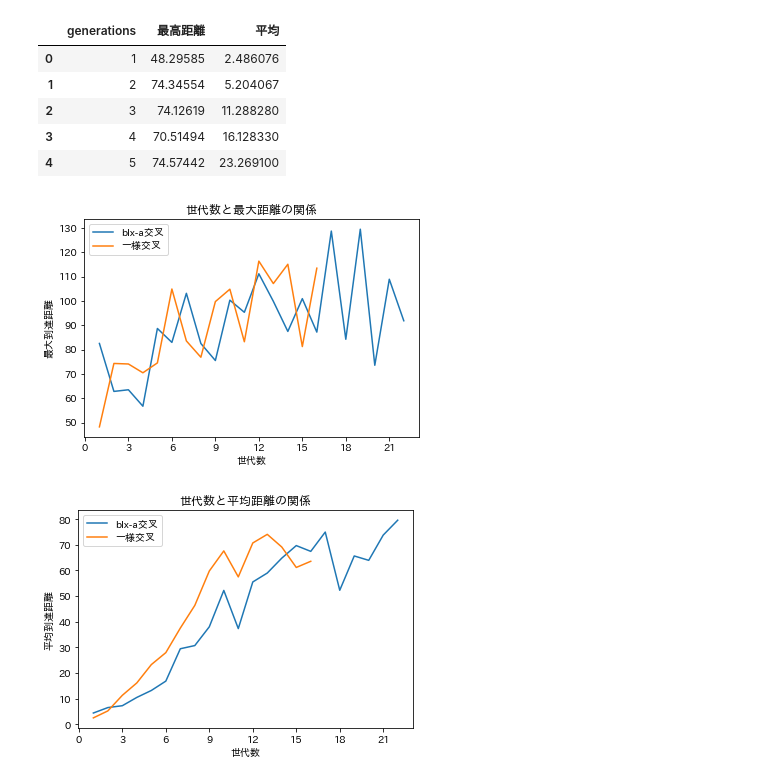
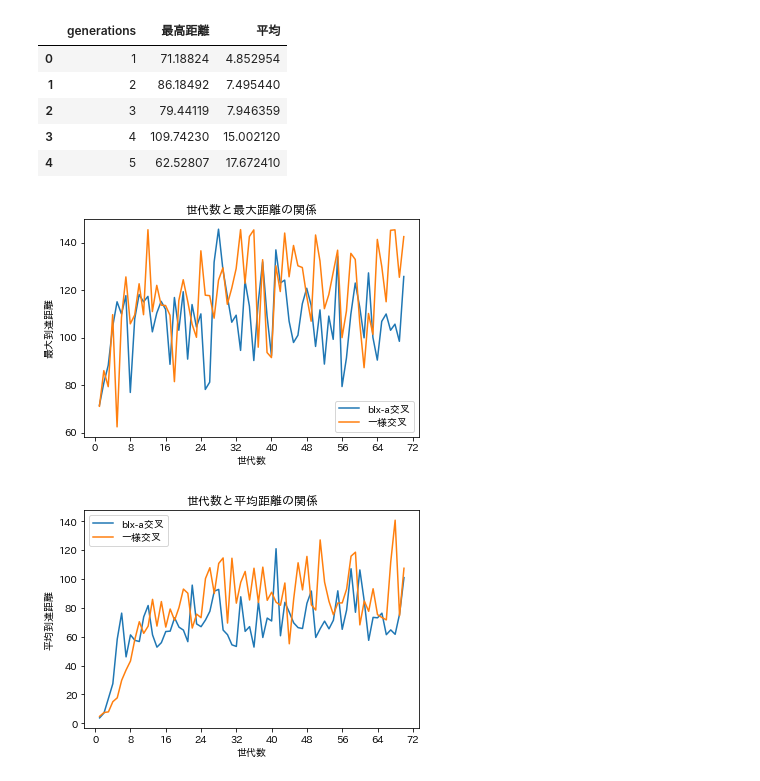
Before and after one commit to takutoooooooo/car-evolve.proj, a Jupyter notebook: for_analysis/analysis_blx.ipynb, the cells around one changed output. Saved outputs shown, nothing was run; the diff lists cells and outputs as text; code cells hidden in the pictures.

```diff
--- a/for_analysis/analysis_blx.ipynb
+++ b/for_analysis/analysis_blx.ipynb
@@ -6,33 +6,38 @@ import matplotlib.ticker as ticker
 # %%
 path_b = "../Assets/data/blx_alpha/"
 path = "../Assets/data/ground_change/"
-input_data_b_elite1 = pd.read_csv(path_b + "test_071630.csv")
-input_data_elite1 = pd.read_csv(path + "test_061408.csv")
-input_data_elite1.head()
+input_data_b_elite4 = pd.read_csv(path_b + "test_141359.csv")
+input_data_b_elite4 = input_data_b_elite4[:70]
+input_data_elite4 = pd.read_csv(path + "test_131616.csv")
+input_data_elite4 = input_data_elite4[:70]
+input_data_elite4.head()
 # %% [output]
 |  | generations | 最高距離 | 平均 |
-| 0 | 1 | 48.29585 | 2.486076 |
-| 1 | 2 | 74.34554 | 5.204067 |
-| 2 | 3 | 74.12619 | 11.288280 |
-| 3 | 4 | 70.51494 | 16.128330 |
-| 4 | 5 | 74.57442 | 23.269100 |
+| 0 | 1 | 71.18824 | 4.852954 |
+| 1 | 2 | 86.18492 | 7.495440 |
+| 2 | 3 | 79.44119 | 7.946359 |
+| 3 | 4 | 109.74230 | 15.002120 |
+| 4 | 5 | 62.52807 | 17.672410 |
+# %%
+input_data_b_elite4["5日間移動平均"] = input_data_b_elite4[" 最高距離"].rolling(5).mean().round(1)
+input_data_elite4["5日間移動平均"] = input_data_elite4[" 最高距離"].rolling(5).mean().round(1)
 # %%
-plt.plot(input_data_b_elite1["generations"], input_data_b_elite1[" 最高距離"], label = "blx-a交叉")
-plt.plot(input_data_elite1["generations"], input_data_elite1[" 最高距離"], label = "一様交叉")
+plt.plot(input_data_b_elite4["generations"], input_data_b_elite4[" 最高距離"], label = "blx-a交叉")
+plt.plot(input_data_elite4["generations"], input_data_elite4[" 最高距離"], label = "一様交叉")
 plt.title("世代数と最大距離の関係")
 plt.xlabel("世代数")
 plt.ylabel("最大到達距離")
 plt.legend()
 plt.gca().get_xaxis().set_major_locator(ticker.MaxNLocator(integer=True))
 # %% [output]
-[figure, old version]
+[figure, new version]
 # %%
-plt.plot(input_data_b_elite1["generations"], input_data_b_elite1[" 平均"], label = "blx-a交叉")
-plt.plot(input_data_elite1["generations"], input_data_elite1[" 平均"], label = "一様交叉")
+plt.plot(input_data_b_elite4["generations"], input_data_b_elite4[" 平均"], label = "blx-a交叉")
+plt.plot(input_data_elite4["generations"], input_data_elite4[" 平均"], label = "一様交叉")
 plt.title("世代数と平均距離の関係")
 plt.xlabel("世代数")
 plt.ylabel("平均到達距離")
 plt.legend()
 plt.gca().get_xaxis().set_major_locator(ticker.MaxNLocator(integer=True))
 # %% [output]
-[figure, old version]
+[figure, new version]
```
Also changed, not shown: parts of 1 cell of this notebook, 1 other file.
